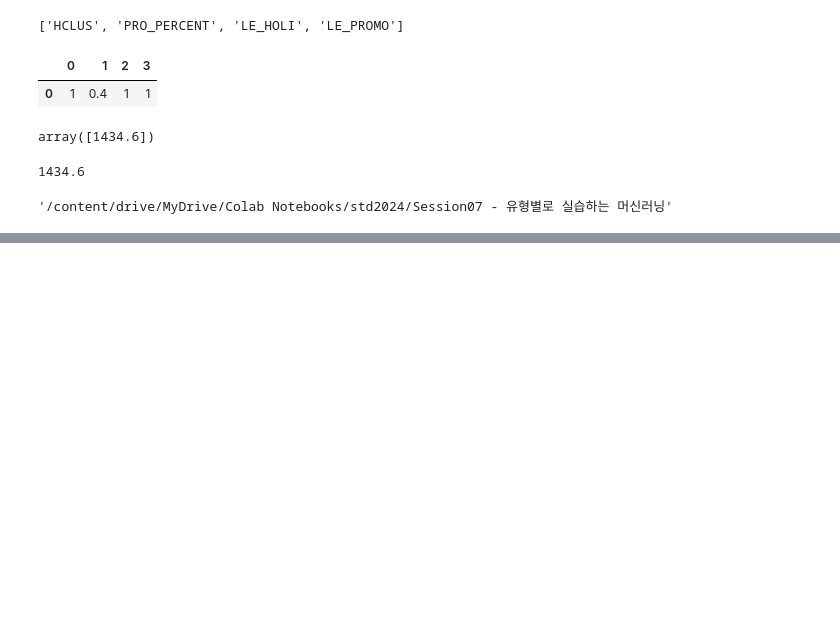
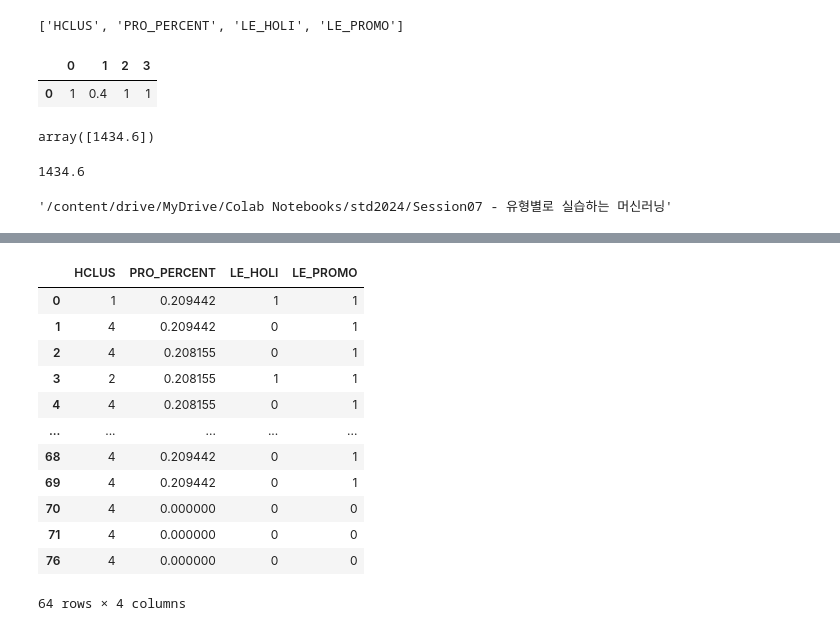
Before and after one commit to jyj76094458/Python, a Jupyter notebook: 유형별로 실습하는 머신러닝/머신러닝실습.ipynb, the cells around one changed output, grey strips where cells are left out. Drawn from its saved outputs; the diff is of its cells as text; code cells hidden in the pictures; blank space fills up the shorter version.

```diff
--- a/유형별로 실습하는 머신러닝/머신러닝실습.ipynb
+++ b/유형별로 실습하는 머신러닝/머신러닝실습.ipynb
@@ -714,0 +759,16 @@ pwd
+# %%
+trainingDataFeatures.loc[ trainingDataFeatures.PRO_PERCENT <= 0.259 ]
+# %% [output]
+|  | HCLUS | PRO_PERCENT | LE_HOLI | LE_PROMO |
+| 0 | 1 | 0.209442 | 1 | 1 |
+| 1 | 4 | 0.209442 | 0 | 1 |
+| 2 | 4 | 0.208155 | 0 | 1 |
+| 3 | 2 | 0.208155 | 1 | 1 |
+| 4 | 4 | 0.208155 | 0 | 1 |
+| ... | ... | ... | ... | ... |
+| 68 | 4 | 0.209442 | 0 | 1 |
+| 69 | 4 | 0.209442 | 0 | 1 |
+| 70 | 4 | 0.000000 | 0 | 0 |
+| 71 | 4 | 0.000000 | 0 | 0 |
+| 76 | 4 | 0.000000 | 0 | 0 |
+64 rows × 4 columns
```
Also changed, not shown: parts of 26 cells of this notebook, 2 other files.
